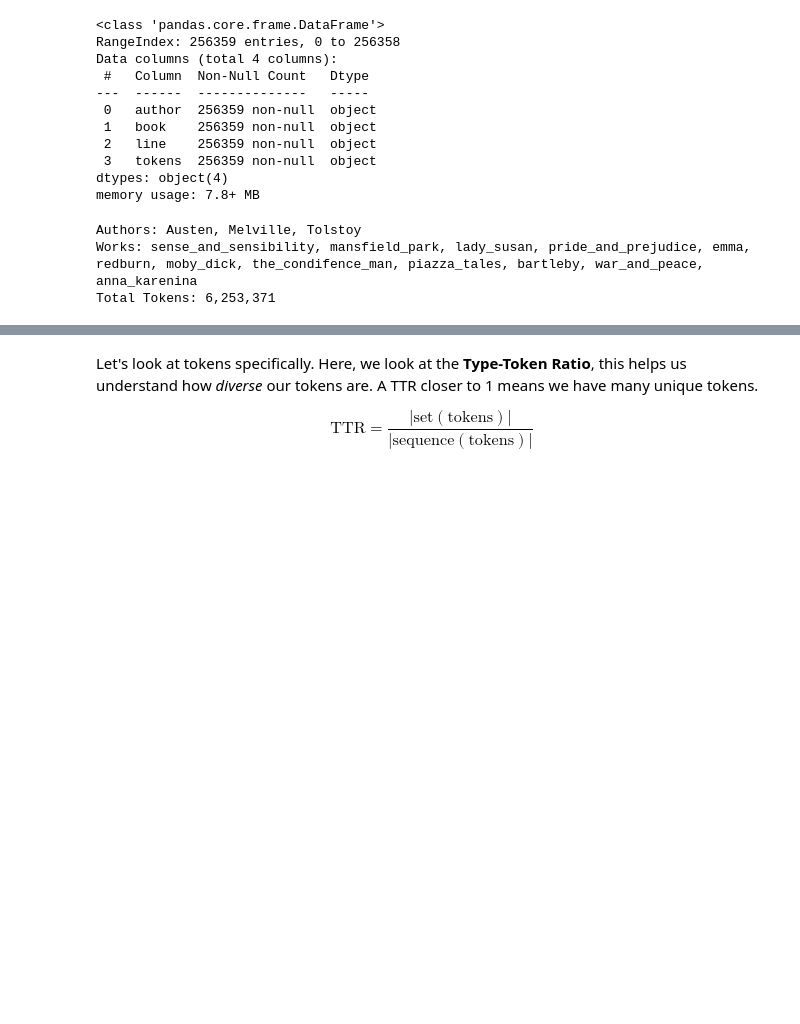
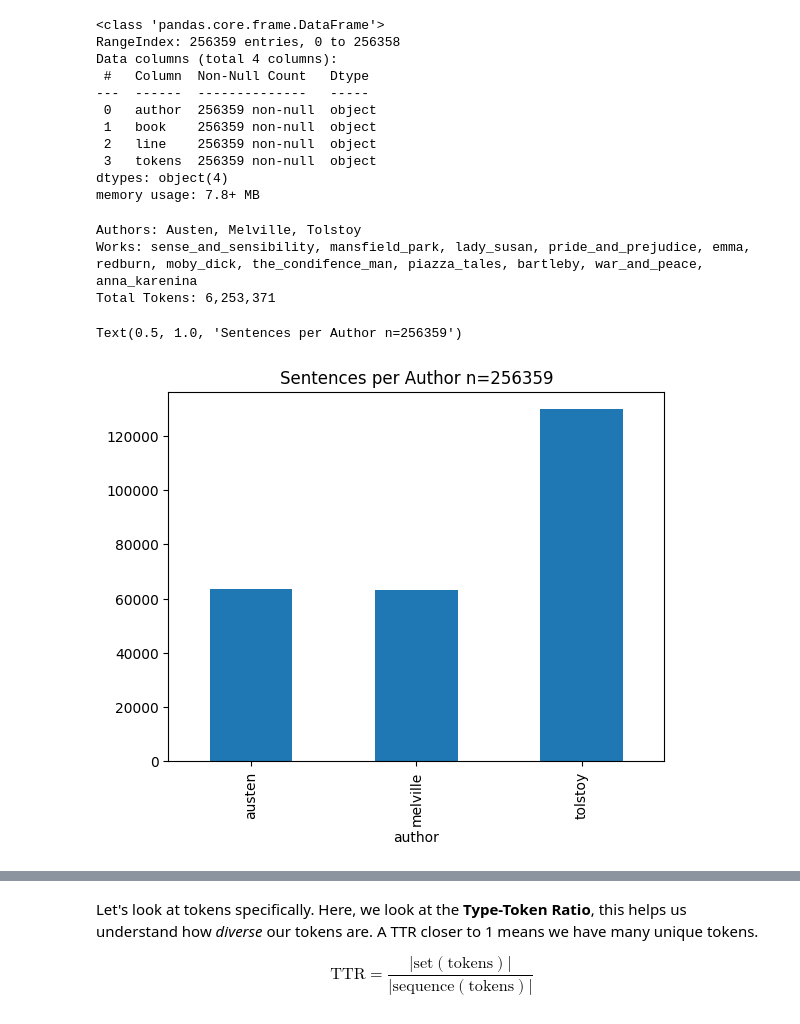
Before and after one commit to AlejandroCiuba/PyLing, a Jupyter notebook: classifiers.ipynb, the cells around one changed output, grey strips where cells are left out. Cells and saved outputs as stored; diff of their text form; code cells hidden in the pictures; blank space fills up the shorter version.

Commit message:
Added additionanl visualizations to Chapter 0

```diff
--- a/classifiers.ipynb
+++ b/classifiers.ipynb
@@ -224,3 +224,9 @@ print(f"Total Tokens: {sum([len(toks) for toks in df.tokens.to_list()]):,d}")
 Authors: Austen, Melville, Tolstoy
 Works: sense_and_sensibility, mansfield_park, lady_susan, pride_and_prejudice, emma, redburn, moby_dick, the_condifence_man, piazza_tales, bartleby, war_and_peace, anna_karenina
 Total Tokens: 6,253,371
+# %%
+df.groupby(["author"]).line.count().plot(kind="bar")
+plt.title(f"Sentences per Author n={len(df)}")
+# %% [output]
+Text(0.5, 1.0, 'Sentences per Author n=256359')
+[figure, added]
```
Also changed, not shown: parts of 1 cell of this notebook.
